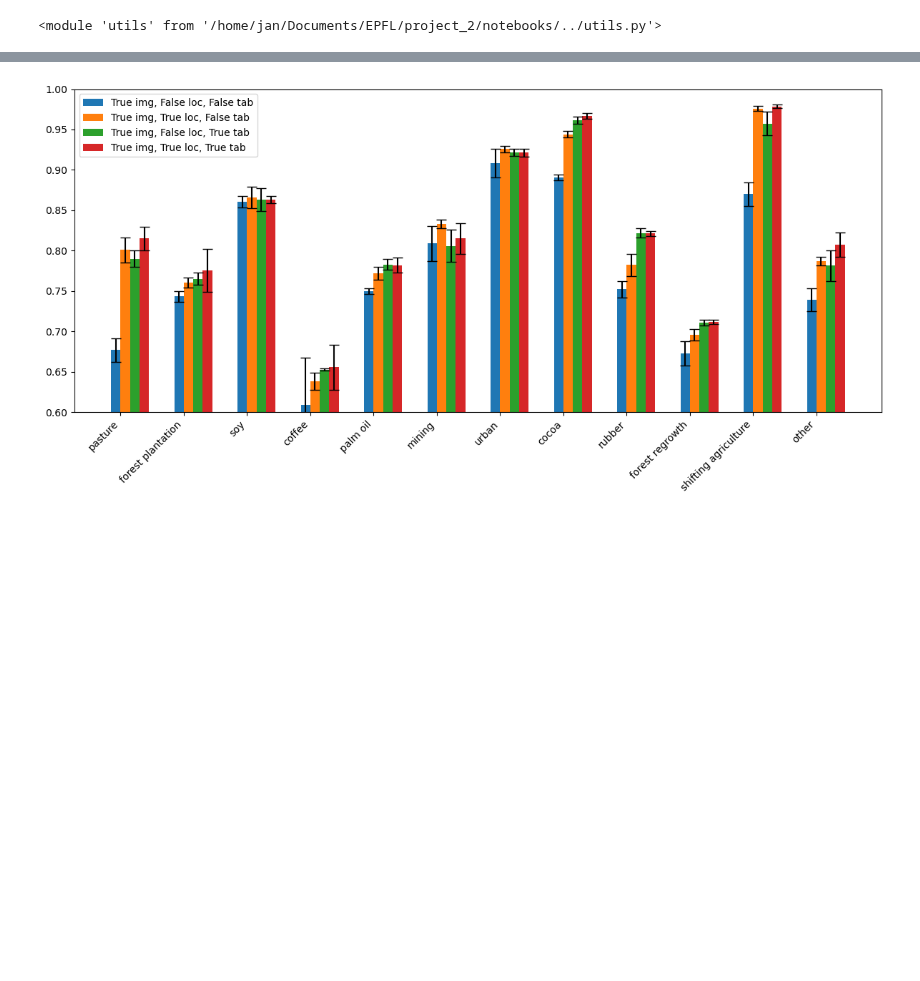
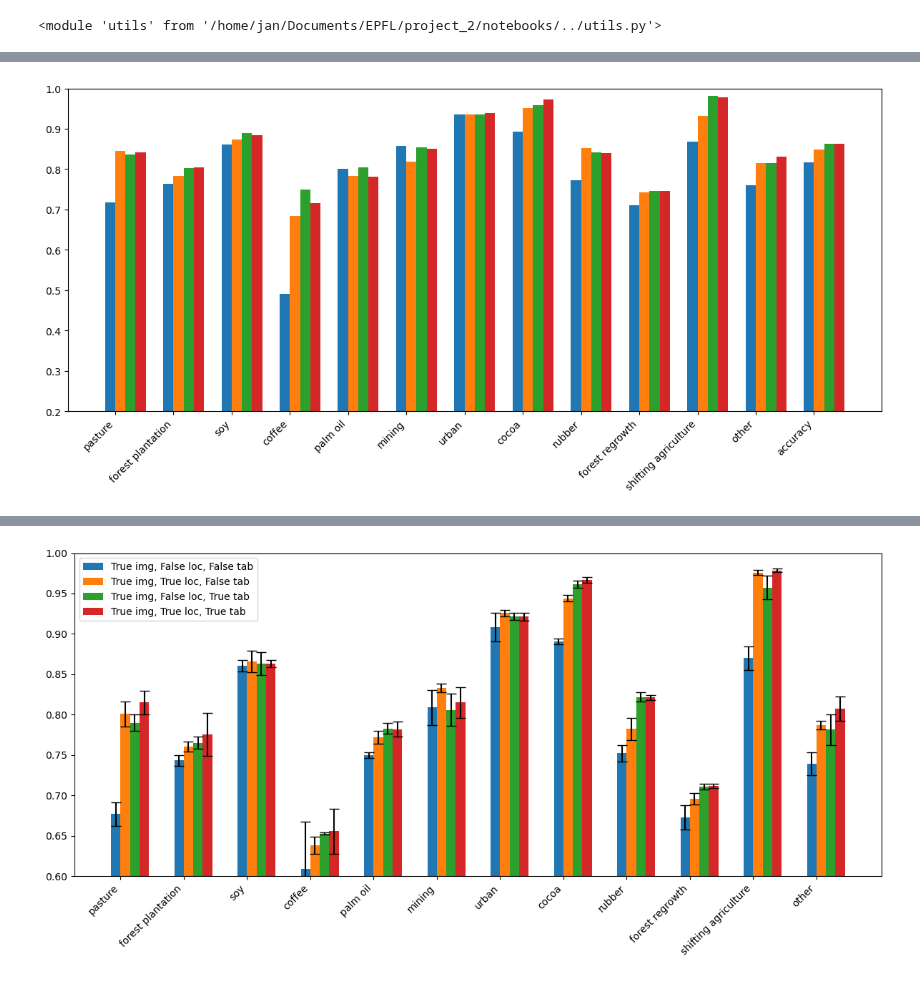
Before and after one commit to janpisl/location-encoding, a Jupyter notebook: notebooks/wandb_eval-refactor.ipynb, the cells around one changed output, grey strips where cells are left out. Cells and saved outputs as stored; diff of their text form; code cells hidden in the pictures; blank space fills up the shorter version.

```diff
--- a/notebooks/wandb_eval-refactor.ipynb
+++ b/notebooks/wandb_eval-refactor.ipynb
@@ -254,0 +314,4 @@ plt.show()
+# %%
+plot_metrics(models_5000_per_class)
+# %% [output]
+[figure, added]
```
Also changed, not shown: parts of 34 cells of this notebook, 5 other files.
